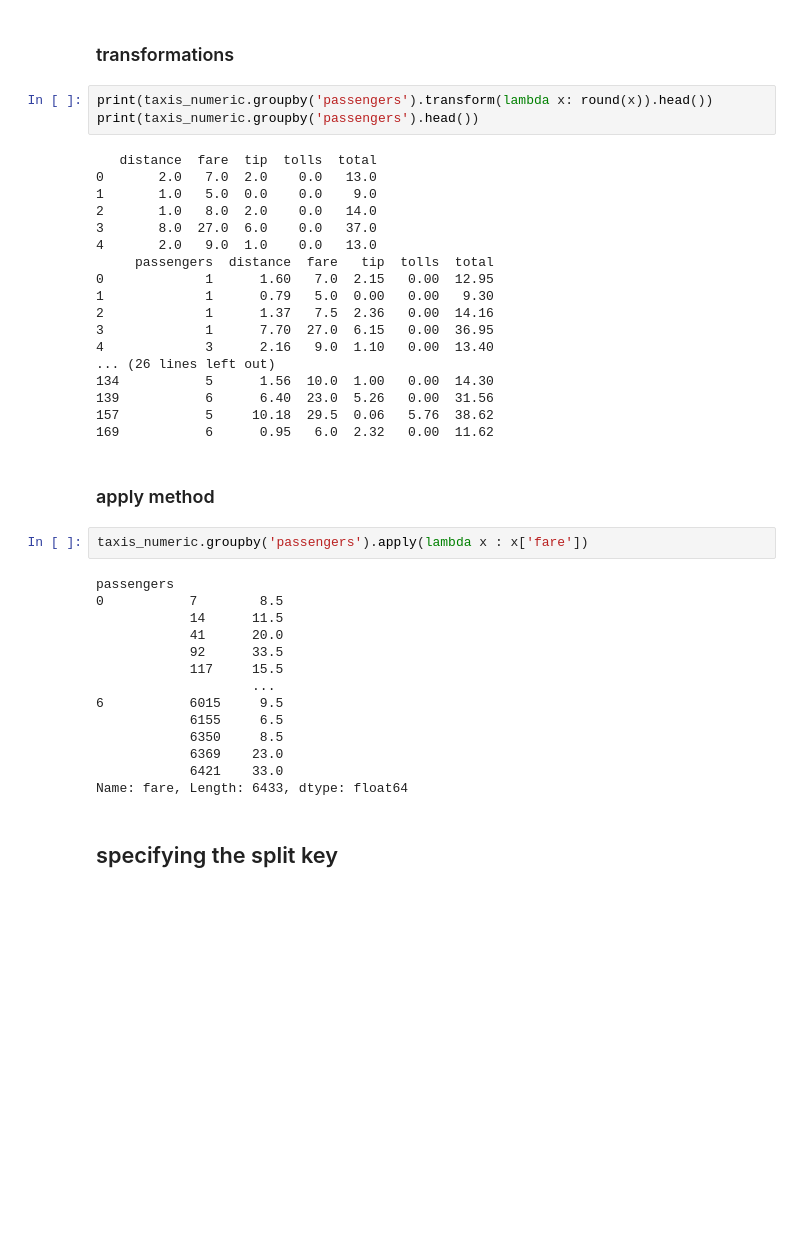
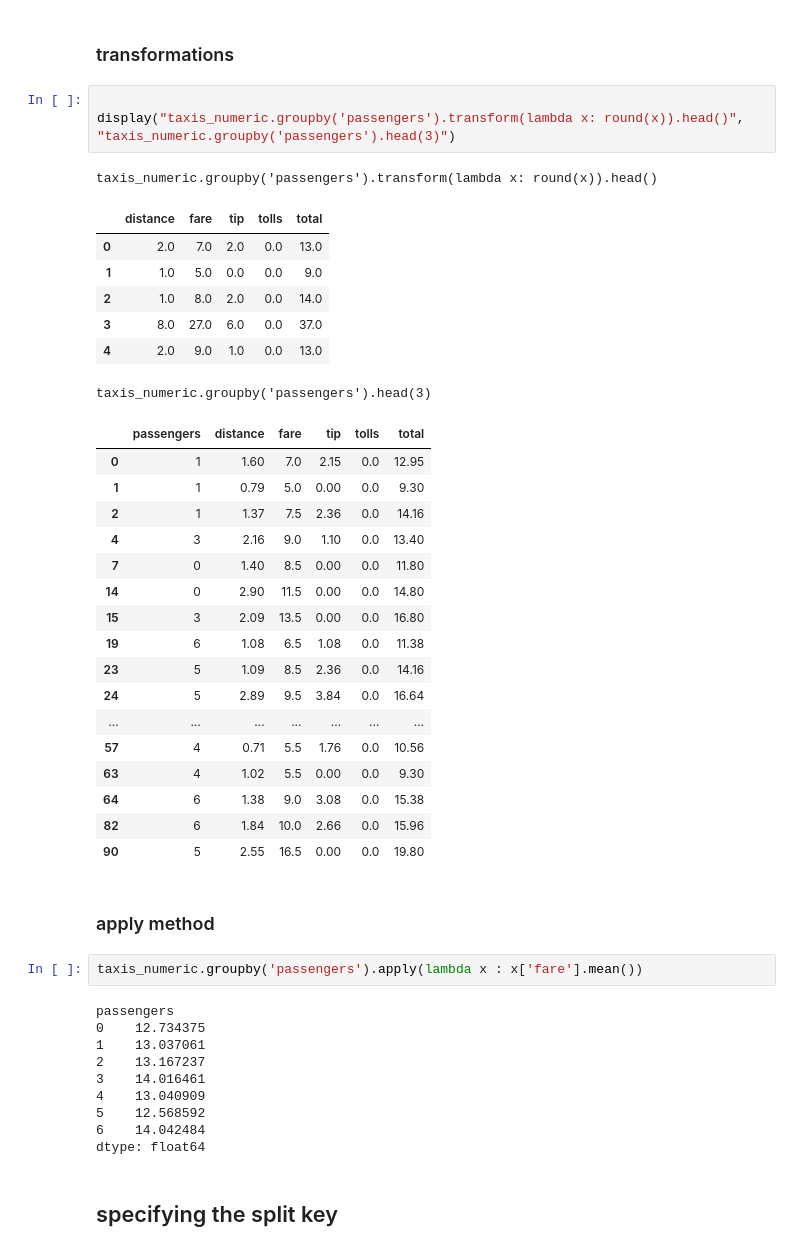
Before and after one commit to tkleg/SSE591-Projects, a Jupyter notebook: Proj3/combining_datasets_aggregation_grouping.ipynb, the cells around one changed output. Drawn from its saved outputs; the diff is of its cells as text; blank space fills up the shorter version.

```diff
--- a/Proj3/combining_datasets_aggregation_grouping.ipynb
+++ b/Proj3/combining_datasets_aggregation_grouping.ipynb
@@ -164,44 +196,48 @@ print(taxis.shape)
 # %% [markdown]
 ### transformations
 # %%
-print(taxis_numeric.groupby('passengers').transform(lambda x: round(x)).head())
-print(taxis_numeric.groupby('passengers').head())
+
+display("taxis_numeric.groupby('passengers').transform(lambda x: round(x)).head()", "taxis_numeric.groupby('passengers').head(3)")
 # %% [output]
-   distance  fare  tip  tolls  total
-0       2.0   7.0  2.0    0.0   13.0
-1       1.0   5.0  0.0    0.0    9.0
-2       1.0   8.0  2.0    0.0   14.0
-3       8.0  27.0  6.0    0.0   37.0
-4       2.0   9.0  1.0    0.0   13.0
-     passengers  distance  fare   tip  tolls  total
-0             1      1.60   7.0  2.15   0.00  12.95
-1             1      0.79   5.0  0.00   0.00   9.30
-2             1      1.37   7.5  2.36   0.00  14.16
-3             1      7.70  27.0  6.15   0.00  36.95
-4             3      2.16   9.0  1.10   0.00  13.40
-... (26 lines left out)
-134           5      1.56  10.0  1.00   0.00  14.30
-139           6      6.40  23.0  5.26   0.00  31.56
-157           5     10.18  29.5  0.06   5.76  38.62
-169           6      0.95   6.0  2.32   0.00  11.62
+taxis_numeric.groupby('passengers').transform(lambda x: round(x)).head()
+|  | distance | fare | tip | tolls | total |
+| 0 | 2.0 | 7.0 | 2.0 | 0.0 | 13.0 |
+| 1 | 1.0 | 5.0 | 0.0 | 0.0 | 9.0 |
+| 2 | 1.0 | 8.0 | 2.0 | 0.0 | 14.0 |
+| 3 | 8.0 | 27.0 | 6.0 | 0.0 | 37.0 |
+| 4 | 2.0 | 9.0 | 1.0 | 0.0 | 13.0 |
+taxis_numeric.groupby('passengers').head(3)
+|  | passengers | distance | fare | tip | tolls | total |
+| 0 | 1 | 1.60 | 7.0 | 2.15 | 0.0 | 12.95 |
+| 1 | 1 | 0.79 | 5.0 | 0.00 | 0.0 | 9.30 |
+| 2 | 1 | 1.37 | 7.5 | 2.36 | 0.0 | 14.16 |
+| 4 | 3 | 2.16 | 9.0 | 1.10 | 0.0 | 13.40 |
+| 7 | 0 | 1.40 | 8.5 | 0.00 | 0.0 | 11.80 |
+| 14 | 0 | 2.90 | 11.5 | 0.00 | 0.0 | 14.80 |
+| 15 | 3 | 2.09 | 13.5 | 0.00 | 0.0 | 16.80 |
+| 19 | 6 | 1.08 | 6.5 | 1.08 | 0.0 | 11.38 |
+| 23 | 5 | 1.09 | 8.5 | 2.36 | 0.0 | 14.16 |
+| 24 | 5 | 2.89 | 9.5 | 3.84 | 0.0 | 16.64 |
+| ... | ... | ... | ... | ... | ... | ... |
+| 57 | 4 | 0.71 | 5.5 | 1.76 | 0.0 | 10.56 |
+| 63 | 4 | 1.02 | 5.5 | 0.00 | 0.0 | 9.30 |
+| 64 | 6 | 1.38 | 9.0 | 3.08 | 0.0 | 15.38 |
+| 82 | 6 | 1.84 | 10.0 | 2.66 | 0.0 | 15.96 |
+| 90 | 5 | 2.55 | 16.5 | 0.00 | 0.0 | 19.80 |
 # %% [markdown]
 ### apply method
 # %%
-taxis_numeric.groupby('passengers').apply(lambda x : x['fare'])
+taxis_numeric.groupby('passengers').apply(lambda x : x['fare'].mean())
 # %% [output]
 passengers
-0           7        8.5
-            14      11.5
-            41      20.0
-            92      33.5
-            117     15.5
-                    ...
-6           6015     9.5
-            6155     6.5
-            6350     8.5
-            6369    23.0
-            6421    33.0
-Name: fare, Length: 6433, dtype: float64
+0    12.734375
+1    13.037061
+2    13.167237
+3    14.016461
+4    13.040909
+5    12.568592
+6    14.042484
+dtype: float64
 # %% [markdown]
 ## specifying the split key
 # %%
```
Also changed, not shown: parts of 6 cells of this notebook.
